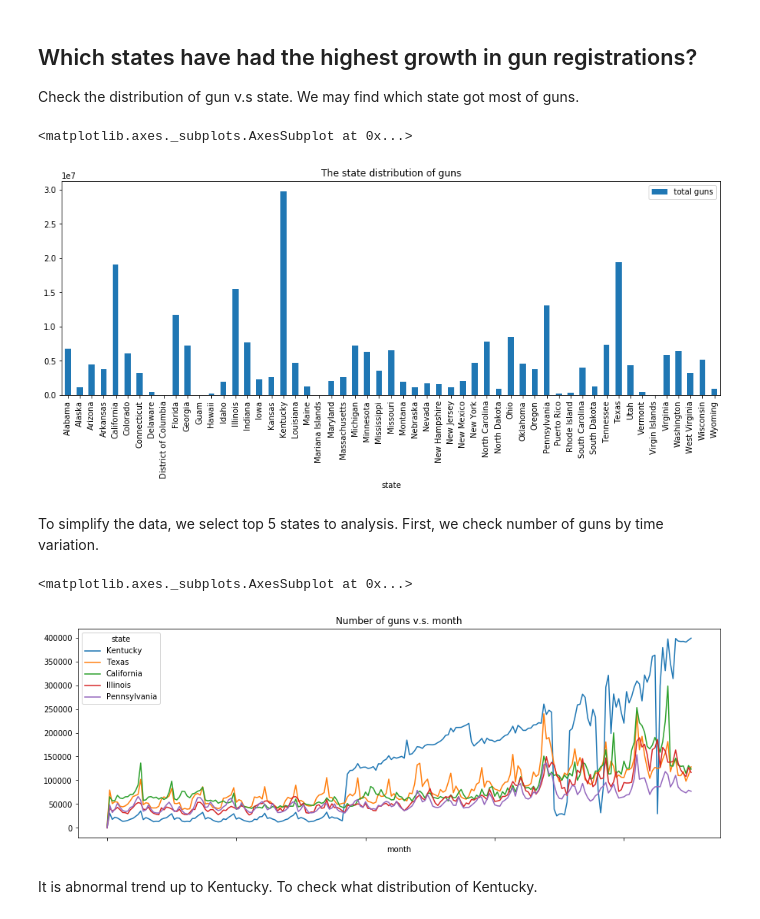
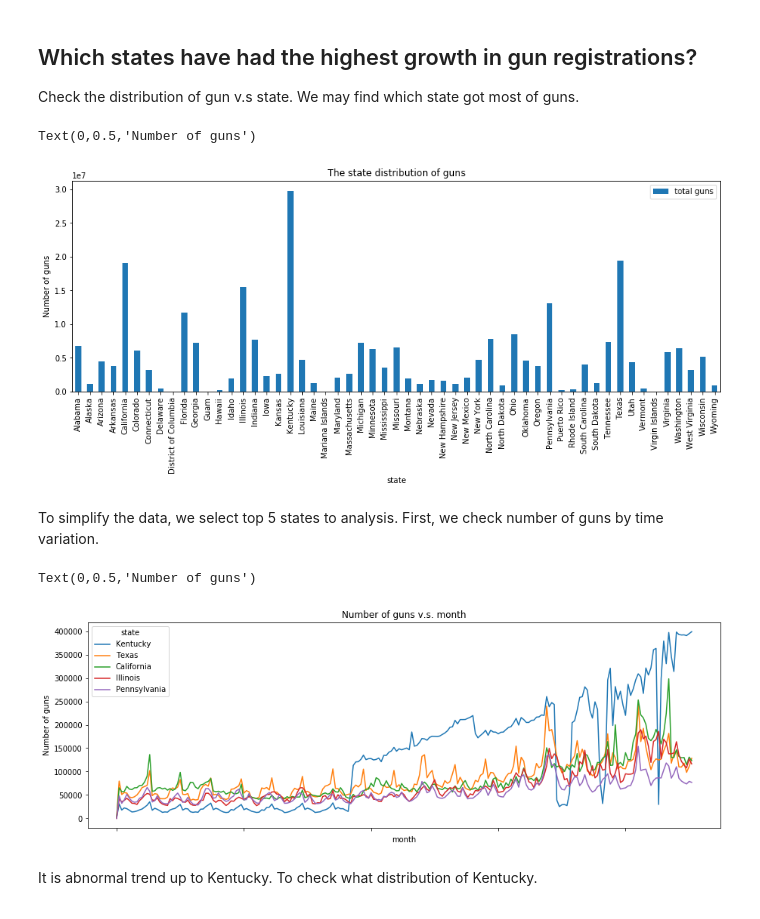
Before and after one commit to xchwan/FBI_Gun_Data_Analysis, a Jupyter notebook: Data_Analysis_Project_gun_data.ipynb, the cells around one changed output. Saved outputs shown, nothing was run; the diff lists cells and outputs as text; code cells hidden in the pictures.

```diff
--- a/Data_Analysis_Project_gun_data.ipynb
+++ b/Data_Analysis_Project_gun_data.ipynb
@@ -117,13 +117,14 @@ Check the distribution of gun v.s state. We may find which state got most of gun
 # %%
 #Plot state v.s. number of total guns.
 key_index = ['state', 'totals']
 state_vs_gun_total = state_vs_gun.loc[:,key_index]
 state_vs_gun_total.columns = ['state', 'total guns']
 figure_1_title = 'The state distribution of guns'
-state_vs_gun_total.plot(x='state', kind='bar', figsize=(15,5), title = figure_1_title)
+ax = state_vs_gun_total.plot(x='state', kind='bar', figsize=(15,5), title = figure_1_title)
+ax.set_ylabel('Number of guns')
 # %% [output]
-<matplotlib.axes._subplots.AxesSubplot at 0x...>
+Text(0,0.5,'Number of guns')
-[figure, old version]
+[figure, new version]
 # %% [markdown]
 To simplify the data, we select top 5 states to analysis. First, we check number of guns by time variation.
 # %%
@@ -135,10 +136,11 @@ gun_data_month_state = gun_data.groupby(['month','state'], as_index = False)
 time_vs_totals_gun = gun_data_month_state.sum()
 time_vs_totals_gun_reshape = time_vs_totals_gun.pivot(index='month', columns='state', values='totals')
 figure_2_title = 'Number of guns v.s. month'
-time_vs_totals_gun_reshape.loc[:,top_5_totals_gun_state].plot(kind='line', figsize=(15,5), title = figure_2_title)
+ax = time_vs_totals_gun_reshape.loc[:,top_5_totals_gun_state].plot(kind='line', figsize=(15,5), title = figure_2_title)
+ax.set_ylabel('Number of guns')
 # %% [output]
-<matplotlib.axes._subplots.AxesSubplot at 0x...>
+Text(0,0.5,'Number of guns')
-[figure, old version]
+[figure, new version]
 # %% [markdown]
 It is abnormal trend up to Kentucky. To check what distribution of Kentucky.
 # %%
```
Also changed, not shown: parts of 12 cells of this notebook.
